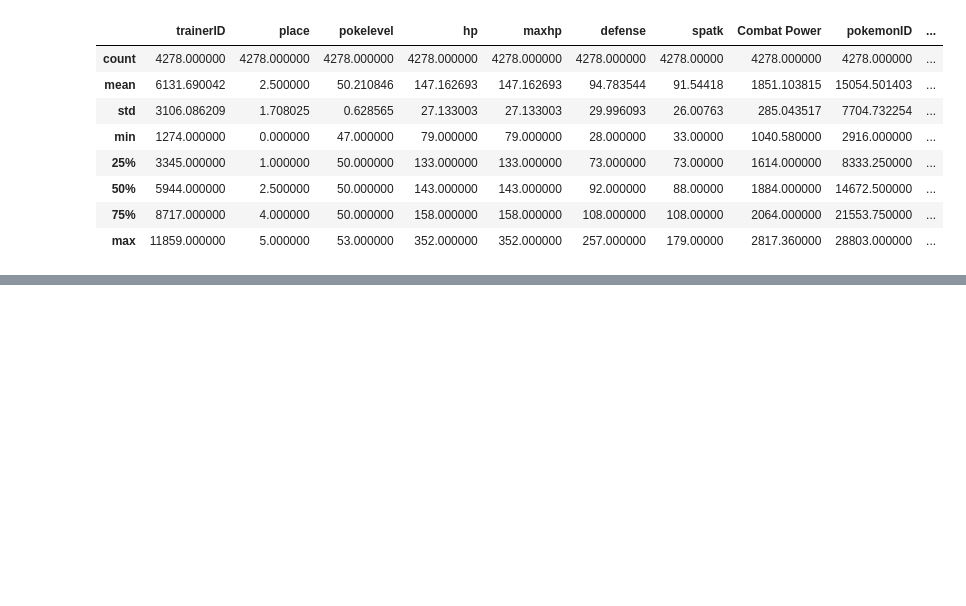
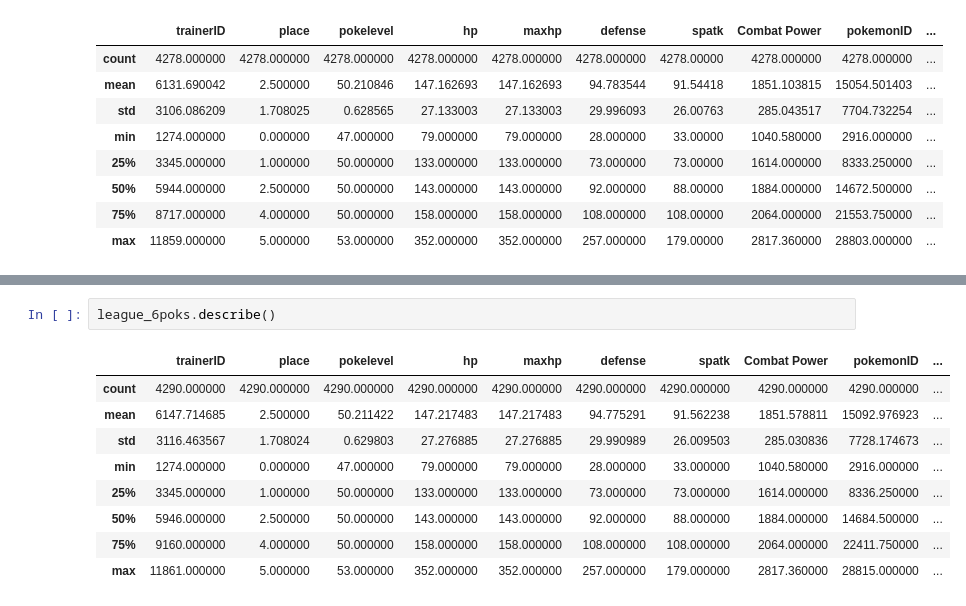
Before and after one commit to infoshareacademy/jdszr2-DataResearchers, a Jupyter notebook: python/main.ipynb, the cells around one changed output, grey strips where cells are left out. Drawn from its saved outputs; the diff is of its cells as text; blank space fills up the shorter version.

```diff
--- a/python/main.ipynb
+++ b/python/main.ipynb
@@ -271,0 +512,12 @@ league_6poks.to_csv()
+# %%
+league_6poks.describe()
+# %% [output]
+|  | trainerID | place | pokelevel | hp | maxhp | defense | spatk | Combat Power | pokemonID | ... |
+| count | 4290.000000 | 4290.000000 | 4290.000000 | 4290.000000 | 4290.000000 | 4290.000000 | 4290.000000 | 4290.000000 | 4290.000000 | ... |
+| mean | 6147.714685 | 2.500000 | 50.211422 | 147.217483 | 147.217483 | 94.775291 | 91.562238 | 1851.578811 | 15092.976923 | ... |
+| std | 3116.463567 | 1.708024 | 0.629803 | 27.276885 | 27.276885 | 29.990989 | 26.009503 | 285.030836 | 7728.174673 | ... |
+| min | 1274.000000 | 0.000000 | 47.000000 | 79.000000 | 79.000000 | 28.000000 | 33.000000 | 1040.580000 | 2916.000000 | ... |
+| 25% | 3345.000000 | 1.000000 | 50.000000 | 133.000000 | 133.000000 | 73.000000 | 73.000000 | 1614.000000 | 8336.250000 | ... |
+| 50% | 5946.000000 | 2.500000 | 50.000000 | 143.000000 | 143.000000 | 92.000000 | 88.000000 | 1884.000000 | 14684.500000 | ... |
+| 75% | 9160.000000 | 4.000000 | 50.000000 | 158.000000 | 158.000000 | 108.000000 | 108.000000 | 2064.000000 | 22411.750000 | ... |
+| max | 11861.000000 | 5.000000 | 53.000000 | 352.000000 | 352.000000 | 257.000000 | 179.000000 | 2817.360000 | 28815.000000 | ... |
```
Also changed, not shown: parts of 25 cells of this notebook.
